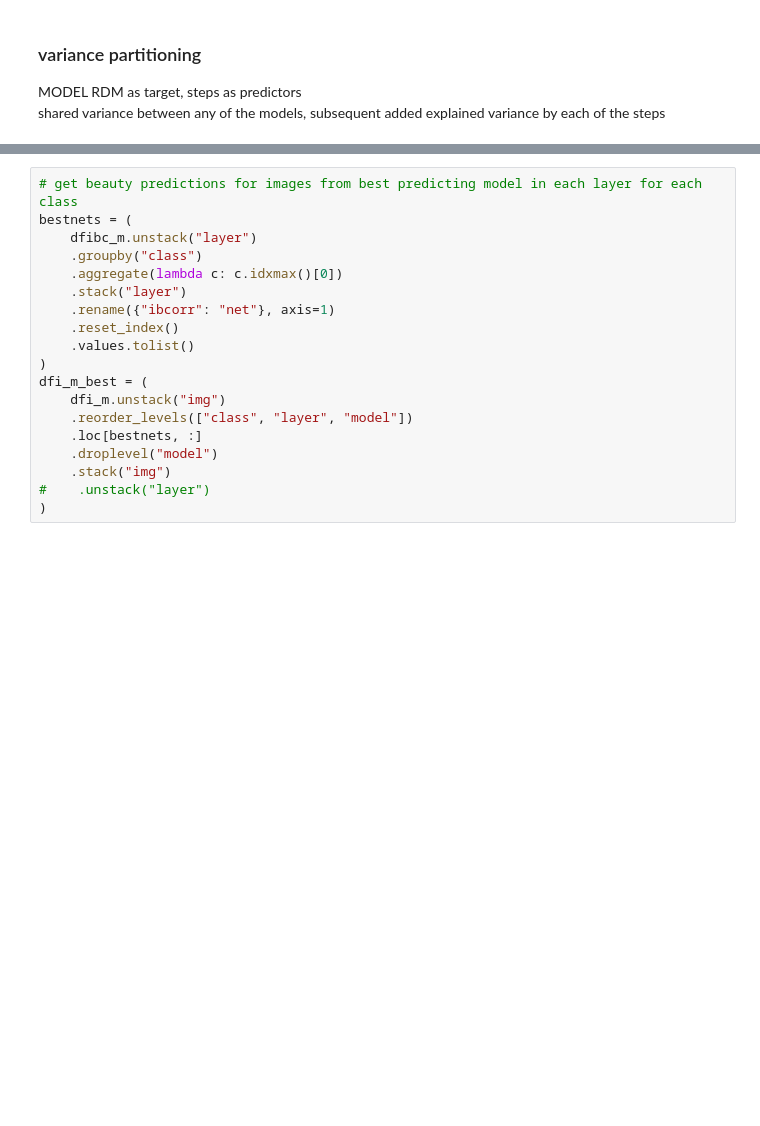
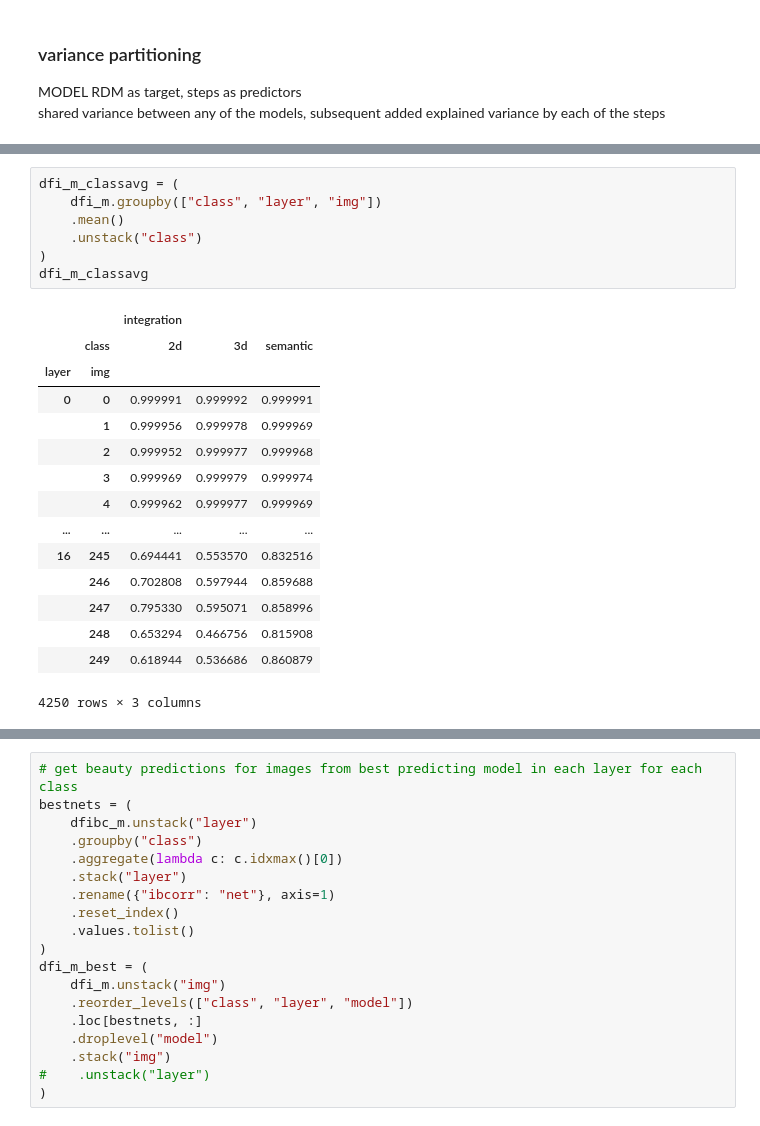
Before and after one commit to toniklenk/analysis-taskonomy, a Jupyter notebook: scripts/factors analysis.ipynb, the cells around one changed output, grey strips where cells are left out. Cells and saved outputs as stored; diff of their text form; blank space fills up the shorter version.

```diff
--- a/scripts/factors analysis.ipynb
+++ b/scripts/factors analysis.ipynb
@@ -175,0 +250,23 @@ shared variance between any of the models, subsequent added explained variance b
+# %%
+dfi_m_classavg = (
+    dfi_m.groupby(["class", "layer", "img"])
+    .mean()
+    .unstack("class")
+)
+dfi_m_classavg
+# %% [output]
+|  |  | integration |  |  |
+|  | class | 2d | 3d | semantic |
+| layer | img |  |  |  |
+| 0 | 0 | 0.999991 | 0.999992 | 0.999991 |
+|  | 1 | 0.999956 | 0.999978 | 0.999969 |
+|  | 2 | 0.999952 | 0.999977 | 0.999968 |
+|  | 3 | 0.999969 | 0.999979 | 0.999974 |
+|  | 4 | 0.999962 | 0.999977 | 0.999969 |
+| ... | ... | ... | ... | ... |
+| 16 | 245 | 0.694441 | 0.553570 | 0.832516 |
+|  | 246 | 0.702808 | 0.597944 | 0.859688 |
+|  | 247 | 0.795330 | 0.595071 | 0.858996 |
+|  | 248 | 0.653294 | 0.466756 | 0.815908 |
+|  | 249 | 0.618944 | 0.536686 | 0.860879 |
+4250 rows × 3 columns
```
Also changed, not shown: parts of 50 cells of this notebook.
